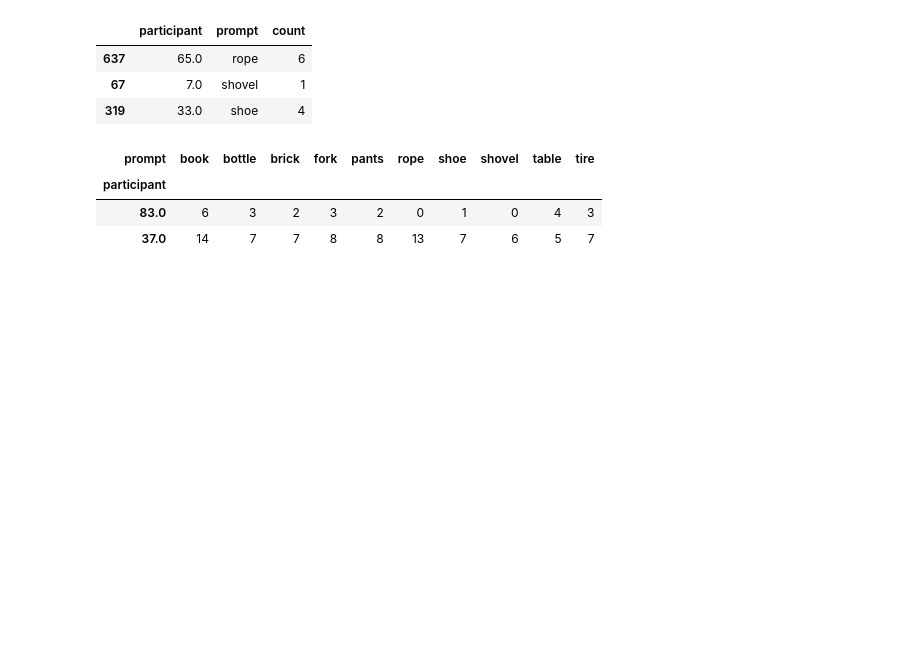
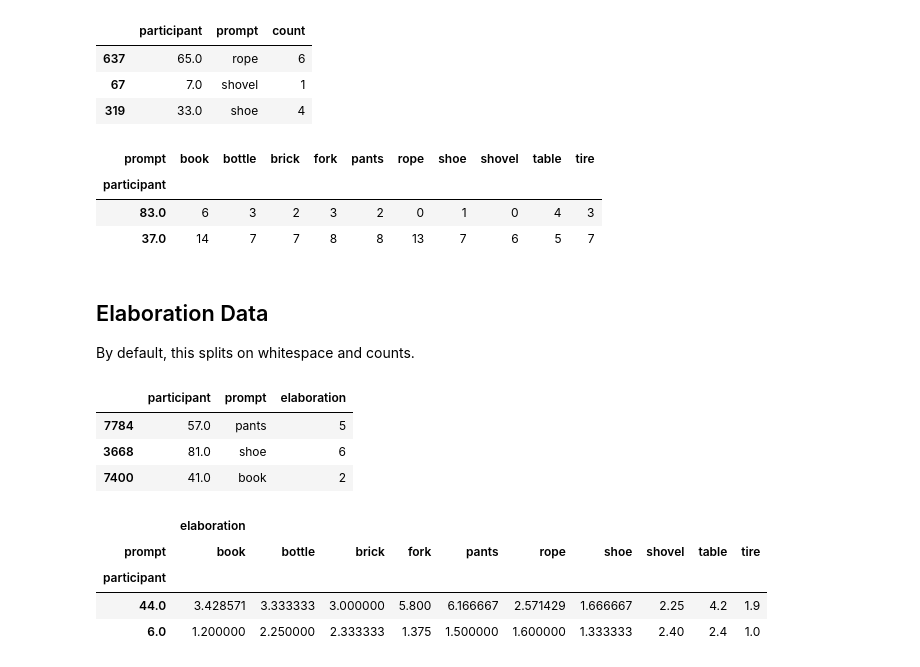
Before and after one commit to massivetexts/open-scoring, a Jupyter notebook: ExampleScoring.ipynb, the cells around one changed output. Cells and saved outputs as stored; diff of their text form; code cells hidden in the pictures; blank space fills up the shorter version.

```diff
--- a/ExampleScoring.ipynb
+++ b/ExampleScoring.ipynb
@@ -109,6 +109,3 @@ temp.head(2)
 | 2.0 | 0.839752 | 0.862154 | 0.921722 | 0.916474 | 0.757681 | 0.796459 | 0.892439 | 0.845521 | 0.811484 | ... |
 # %% [markdown]
 ## Fluency Data
-# %%
-data.df['elaboration'] = data.df.response.apply(lambda x: len(x.split()))
-data.df.groupby(['participant', 'prompt'])['elaboration'].mean()
@@ -146,3 +125,24 @@ f.sample(2)
 | participant |  |  |  |  |  |  |  |  |  |  |
 | 83.0 | 6 | 3 | 2 | 3 | 2 | 0 | 1 | 0 | 4 | 3 |
 | 37.0 | 14 | 7 | 7 | 8 | 8 | 13 | 7 | 6 | 5 | 7 |
+# %% [markdown]
+## Elaboration Data
+
+By default, this splits on whitespace and counts.
+# %%
+f = data.elaboration()
+f.sample(3)
+# %% [output]
+|  | participant | prompt | elaboration |
+| 7784 | 57.0 | pants | 5 |
+| 3668 | 81.0 | shoe | 6 |
+| 7400 | 41.0 | book | 2 |
+# %%
+f = data.elaboration(wide=True)
+f.sample(2)
+# %% [output]
+|  | elaboration |  |  |  |  |  |  |  |  |  |
+| prompt | book | bottle | brick | fork | pants | rope | shoe | shovel | table | tire |
+| participant |  |  |  |  |  |  |  |  |  |  |
+| 44.0 | 3.428571 | 3.333333 | 3.000000 | 5.800 | 6.166667 | 2.571429 | 1.666667 | 2.25 | 4.2 | 1.9 |
+| 6.0 | 1.200000 | 2.250000 | 2.333333 | 1.375 | 1.500000 | 1.600000 | 1.333333 | 2.40 | 2.4 | 1.0 |
```
Also changed, not shown: parts of 1 cell of this notebook.
